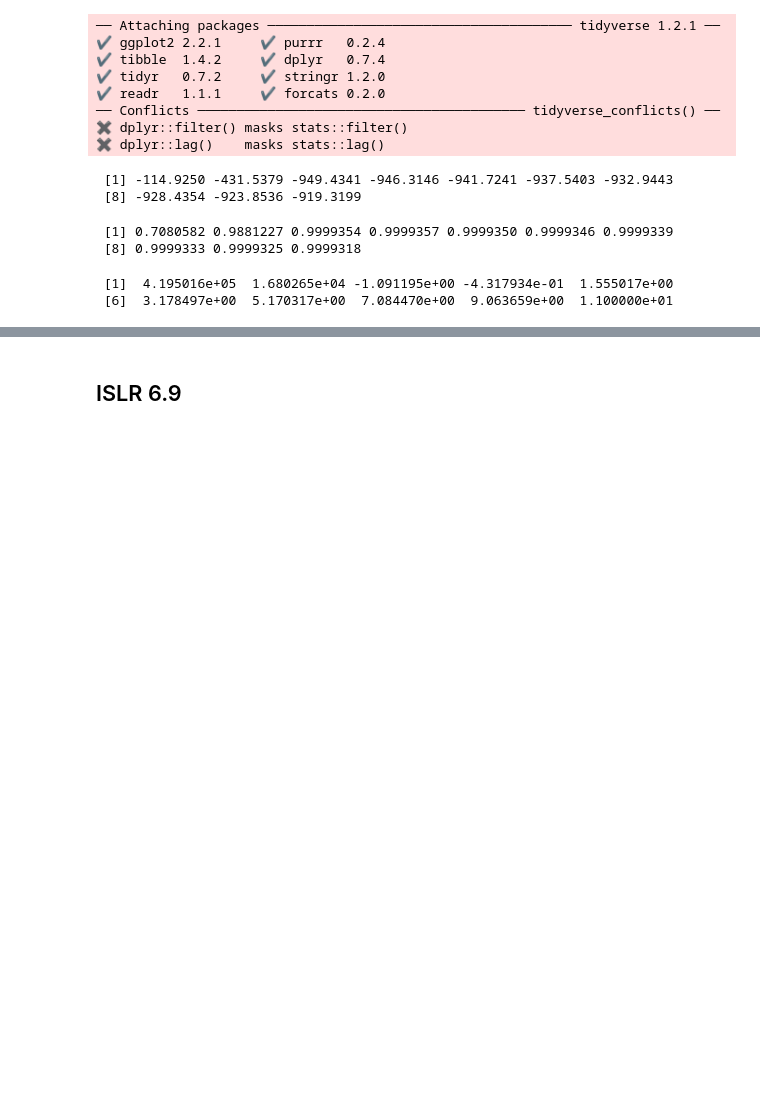
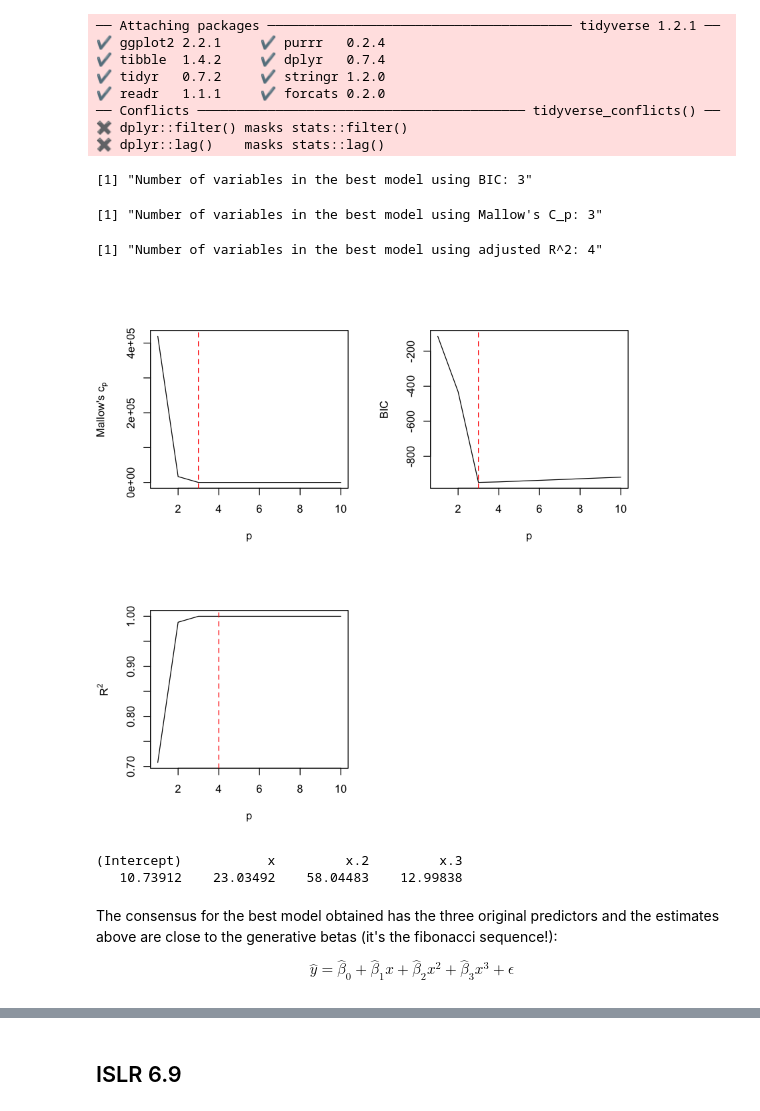
Before and after one commit to kalexandriabond/bond_DSPN_S18, a Jupyter notebook: BOND_Homework6.ipynb, the cells around one changed output, grey strips where cells are left out. Cells and saved outputs as stored; diff of their text form; code cells hidden in the pictures; blank space fills up the shorter version.

```diff
--- a/BOND_Homework6.ipynb
+++ b/BOND_Homework6.ipynb
@@ -57,10 +56,31 @@ regfit.full = regsubsets(y ~., df, nvmax = nvmax)
-# %%
-reg.summary <- summary(regfit.full)
-reg.summary$bic; reg.summary$adjr2; reg.summary$cp
-# %% [output]
- [1] -114.9250 -431.5379 -949.4341 -946.3146 -941.7241 -937.5403 -932.9443
- [8] -928.4354 -923.8536 -919.3199
- [1] 0.7080582 0.9881227 0.9999354 0.9999357 0.9999350 0.9999346 0.9999339
- [8] 0.9999333 0.9999325 0.9999318
- [1]  4.195016e+05  1.680265e+04 -1.091195e+00 -4.317934e-01  1.555017e+00
- [6]  3.178497e+00  5.170317e+00  7.084470e+00  9.063659e+00  1.100000e+01
+# %%
+par(mfrow = c(2,2))
+
+plot(reg.summary$cp, xlab = "p", ylab = expression("Mallow's c"[p]), type = "l")
+abline(v=which.min(reg.summary$cp),col="red", lty=2)
+
+plot(reg.summary$bic, xlab = "p", ylab = "BIC", type = "l")
+abline(v=which.min(reg.summary$bic),col="red", lty=2)
+
+plot(reg.summary$adjr2, xlab = "p", ylab = expression(R^2), type = "l")
+abline(v=which.max(reg.summary$adjr2),col="red", lty=2)
+
+paste0("Number of variables in the best model using BIC: ", which.min(reg.summary$bic))
+paste0("Number of variables in the best model using Mallow's C_p: ", which.min(reg.summary$cp))
+paste0("Number of variables in the best model using adjusted R^2: ", which.max(reg.summary$adjr2))
+# %% [output]
+[1] "Number of variables in the best model using BIC: 3"
+[1] "Number of variables in the best model using Mallow's C_p: 3"
+[1] "Number of variables in the best model using adjusted R^2: 4"
+[figure, added]
+# %%
+#coefficients for best model (by consensus)
+#quite accurate.
+coef(regfit.full, 3)
+# %% [output]
+(Intercept)           x         x.2         x.3
+   10.73912    23.03492    58.04483    12.99838
+# %% [markdown]
+The consensus for the best model obtained has the three original predictors and the estimates above are close to the generative betas (it's the fibonacci sequence!):
+
+$$\hat{y} = \hat{\beta}_0 + \hat{\beta}_1x + \hat{\beta}_2x^2 + \hat{\beta}_3x^3 + \epsilon$$
```
Also changed, not shown: parts of 31 cells of this notebook.
